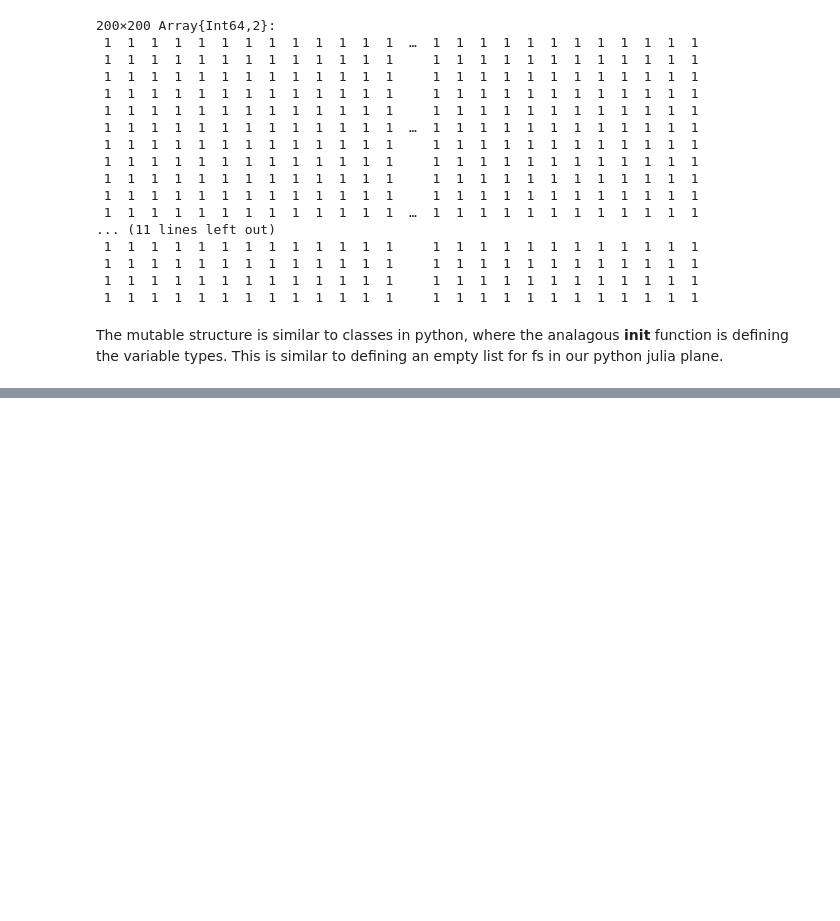
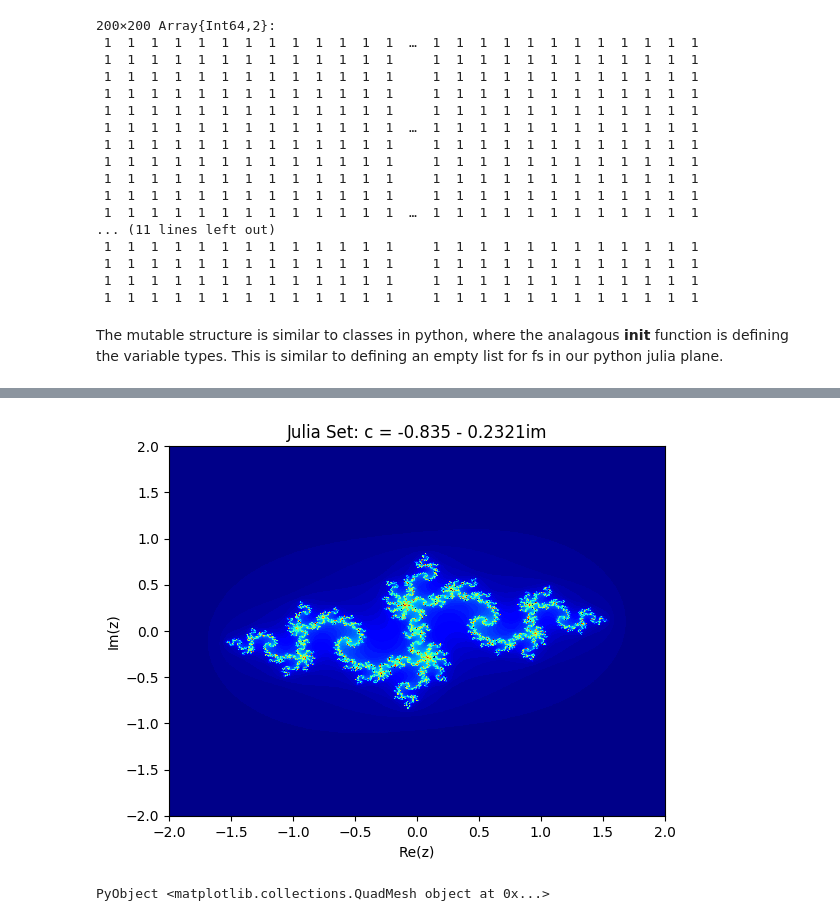
Before and after one commit to chapman-cs510-2017f/cw-08-maxchris, a Jupyter notebook: juliainjulia.ipynb, the cells around one changed output, grey strips where cells are left out. Drawn from its saved outputs; the diff is of its cells as text; code cells hidden in the pictures; blank space fills up the shorter version.

Commit message:
Julia in Julia

```diff
--- a/juliainjulia.ipynb
+++ b/juliainjulia.ipynb
@@ -166,0 +168,16 @@ Kernel terminated -- this might be caused by running out of memory or hitting a
+# %%
+c = -0.835 - 0.2321im                #  Set starting point of julia set
+j(z) = juliamap(c, z)                #  Create julia map
+cplane = ComplexPlane()              #  Create 1000x1000 point complex plane
+jp = j.(cplane.z);                   #  Apply julia map to entire plane
+
+
+using PyPlot                         #  Load PyPlot package into the current namespace
+figure(1)
+xlabel("Re(z)")
+ylabel("Im(z)")
+title("Julia Set: c = " * string(c))
+pcolormesh(cplane.x, cplane.y, jp, cmap=PyPlot.cm_get_cmap("jet"))
+# %% [output]
+[figure, added]
+PyObject <matplotlib.collections.QuadMesh object at 0x...>
```
Also changed, not shown: parts of 7 cells of this notebook.
